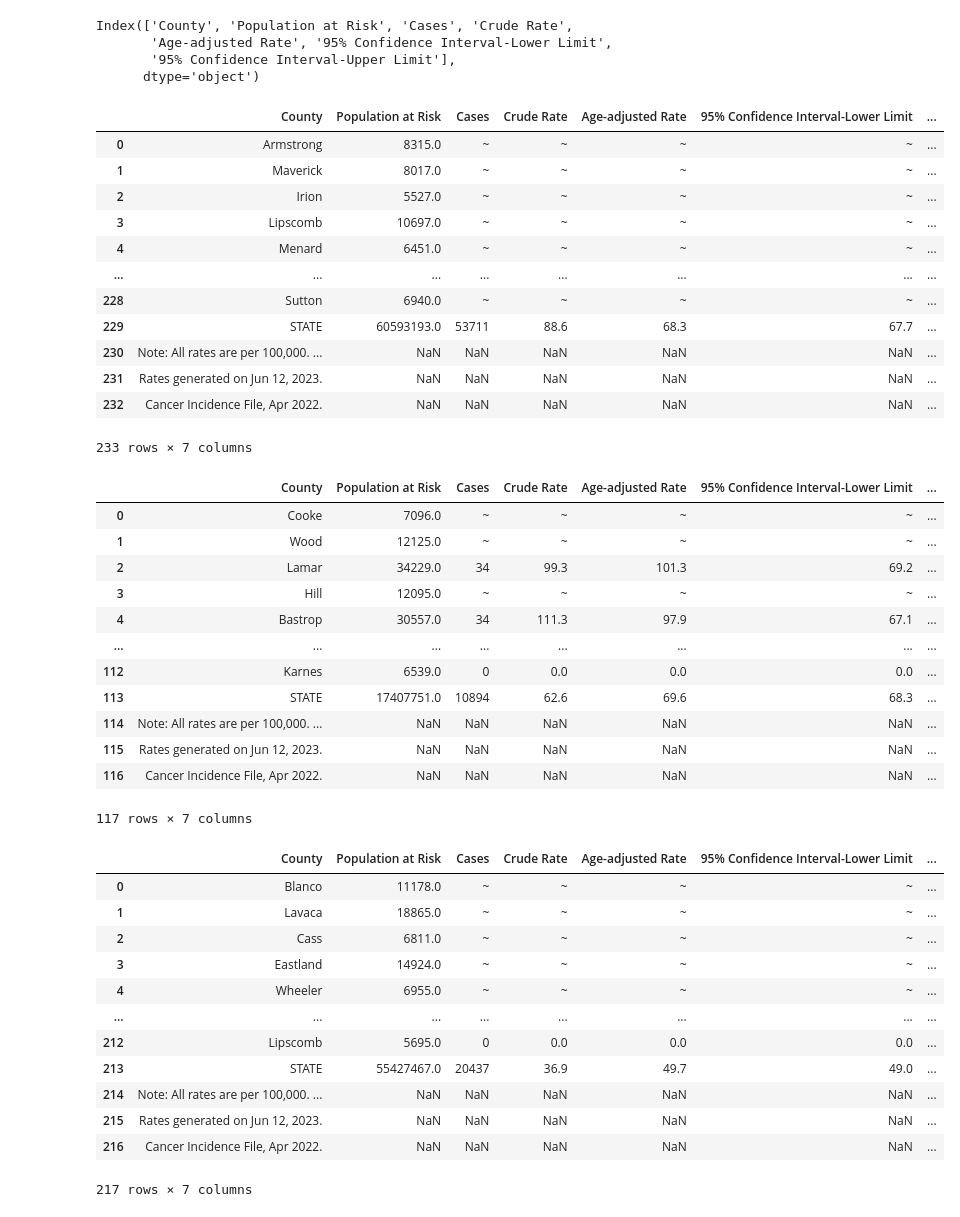
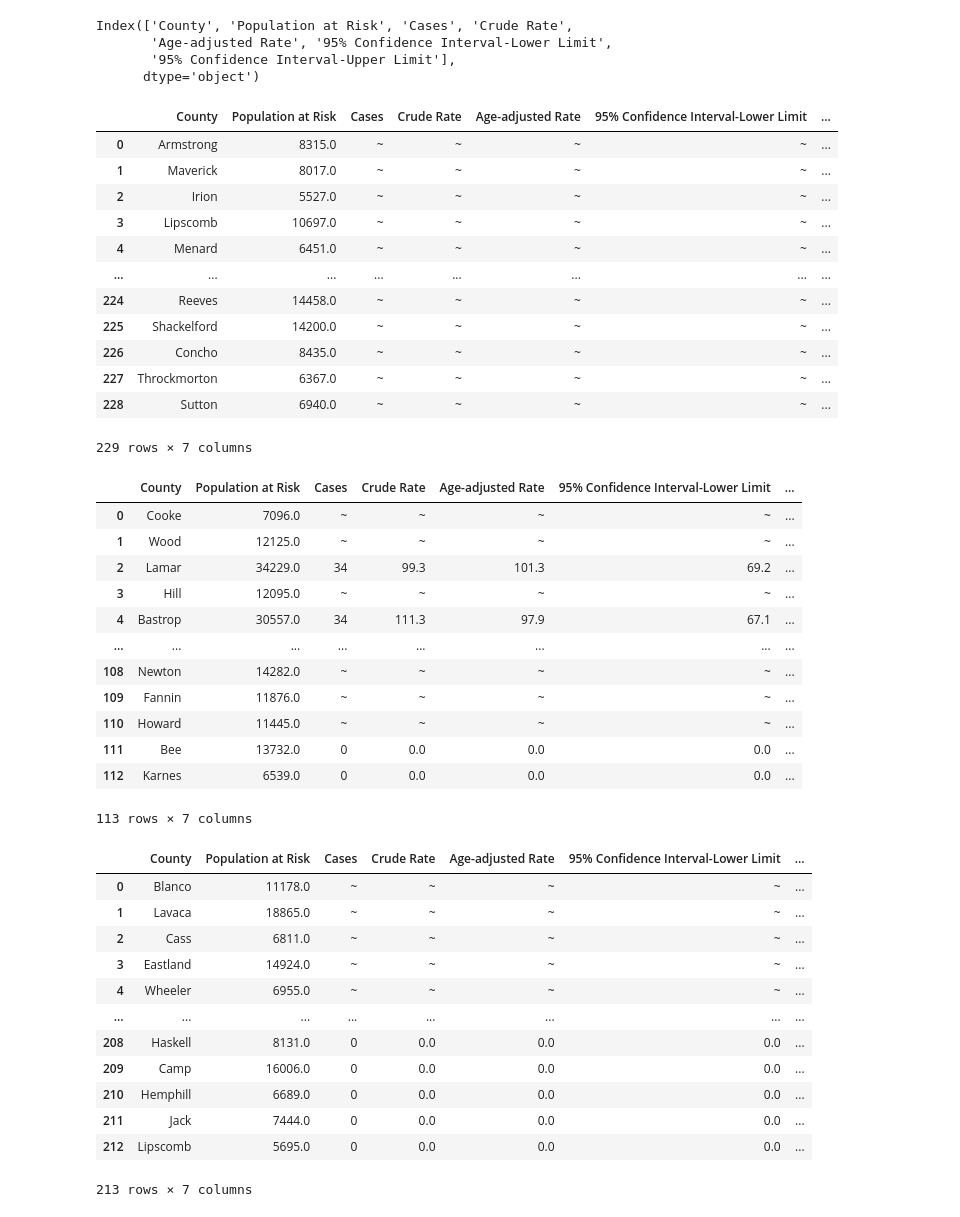
Before and after one commit to emilymees/Project-One, a Jupyter notebook: Shelby/breastcancer.ipynb, the cells around one changed output. Drawn from its saved outputs; the diff is of its cells as text; code cells hidden in the pictures.

```diff
--- a/Shelby/breastcancer.ipynb
+++ b/Shelby/breastcancer.ipynb
@@ -31,29 +38,29 @@ Index(['County', 'Population at Risk', 'Cases', 'Crude Rate',
 # %%
 #Years 2015-2019 * Breast Cancer (Either Sex) * County Level * Non Hispanic Whites
 
 csv_path2 = Path("CSV_Files/incidenceNHW.csv")
 breast_cancer_texas_NHW = pd.read_csv(csv_path2, skiprows=2)
-breast_cancer_texas_NHW
+breast_cancer_texas_NHW.drop([229, 230, 231, 232])
 # %% [output]
 |  | County | Population at Risk | Cases | Crude Rate | Age-adjusted Rate | 95% Confidence Interval-Lower Limit | ... |
 | 0 | Armstrong | 8315.0 | ~ | ~ | ~ | ~ | ... |
 | 1 | Maverick | 8017.0 | ~ | ~ | ~ | ~ | ... |
 | 2 | Irion | 5527.0 | ~ | ~ | ~ | ~ | ... |
 | 3 | Lipscomb | 10697.0 | ~ | ~ | ~ | ~ | ... |
 | 4 | Menard | 6451.0 | ~ | ~ | ~ | ~ | ... |
 | ... | ... | ... | ... | ... | ... | ... | ... |
+| 224 | Reeves | 14458.0 | ~ | ~ | ~ | ~ | ... |
+| 225 | Shackelford | 14200.0 | ~ | ~ | ~ | ~ | ... |
+| 226 | Concho | 8435.0 | ~ | ~ | ~ | ~ | ... |
+| 227 | Throckmorton | 6367.0 | ~ | ~ | ~ | ~ | ... |
 | 228 | Sutton | 6940.0 | ~ | ~ | ~ | ~ | ... |
-| 229 | STATE | 60593193.0 | 53711 | 88.6 | 68.3 | 67.7 | ... |
-| 230 | Note: All rates are per 100,000. ... | NaN | NaN | NaN | NaN | NaN | ... |
-| 231 | Rates generated on Jun 12, 2023. | NaN | NaN | NaN | NaN | NaN | ... |
-| 232 | Cancer Incidence File, Apr 2022. | NaN | NaN | NaN | NaN | NaN | ... |
-233 rows × 7 columns
+229 rows × 7 columns
 # %%
 #Years 2015-2019 * Breast Cancer (Either Sex) * County Level * Non Hispanic Black
 
 csv_path3 = Path("CSV_Files/incidenceNHBlack.csv")
 breast_cancer_texas_NHB = pd.read_csv(csv_path3, skiprows=2)
-breast_cancer_texas_NHB
+breast_cancer_texas_NHB.drop([113, 114, 115, 116])
 # %% [output]
 |  | County | Population at Risk | Cases | Crude Rate | Age-adjusted Rate | 95% Confidence Interval-Lower Limit | ... |
 | 0 | Cooke | 7096.0 | ~ | ~ | ~ | ~ | ... |
@@ -62,18 +69,18 @@ breast_cancer_texas_NHB
 | 3 | Hill | 12095.0 | ~ | ~ | ~ | ~ | ... |
 | 4 | Bastrop | 30557.0 | 34 | 111.3 | 97.9 | 67.1 | ... |
 | ... | ... | ... | ... | ... | ... | ... | ... |
+| 108 | Newton | 14282.0 | ~ | ~ | ~ | ~ | ... |
+| 109 | Fannin | 11876.0 | ~ | ~ | ~ | ~ | ... |
+| 110 | Howard | 11445.0 | ~ | ~ | ~ | ~ | ... |
+| 111 | Bee | 13732.0 | 0 | 0.0 | 0.0 | 0.0 | ... |
 | 112 | Karnes | 6539.0 | 0 | 0.0 | 0.0 | 0.0 | ... |
-| 113 | STATE | 17407751.0 | 10894 | 62.6 | 69.6 | 68.3 | ... |
-| 114 | Note: All rates are per 100,000. ... | NaN | NaN | NaN | NaN | NaN | ... |
-| 115 | Rates generated on Jun 12, 2023. | NaN | NaN | NaN | NaN | NaN | ... |
-| 116 | Cancer Incidence File, Apr 2022. | NaN | NaN | NaN | NaN | NaN | ... |
-117 rows × 7 columns
+113 rows × 7 columns
 # %%
 #Years 2015-2019 * Breast Cancer (Either Sex) * County Level * Hispanic
 
 csv_path4 = Path("CSV_Files/incidenceHisp.csv")
 breast_cancer_texas_hisp = pd.read_csv(csv_path4, skiprows=2)
-breast_cancer_texas_hisp
+breast_cancer_texas_hisp.drop([213,214,215,216])
 # %% [output]
 |  | County | Population at Risk | Cases | Crude Rate | Age-adjusted Rate | 95% Confidence Interval-Lower Limit | ... |
 | 0 | Blanco | 11178.0 | ~ | ~ | ~ | ~ | ... |
@@ -82,12 +89,12 @@ breast_cancer_texas_hisp
 | 3 | Eastland | 14924.0 | ~ | ~ | ~ | ~ | ... |
 | 4 | Wheeler | 6955.0 | ~ | ~ | ~ | ~ | ... |
 | ... | ... | ... | ... | ... | ... | ... | ... |
+| 208 | Haskell | 8131.0 | 0 | 0.0 | 0.0 | 0.0 | ... |
+| 209 | Camp | 16006.0 | 0 | 0.0 | 0.0 | 0.0 | ... |
+| 210 | Hemphill | 6689.0 | 0 | 0.0 | 0.0 | 0.0 | ... |
+| 211 | Jack | 7444.0 | 0 | 0.0 | 0.0 | 0.0 | ... |
 | 212 | Lipscomb | 5695.0 | 0 | 0.0 | 0.0 | 0.0 | ... |
-| 213 | STATE | 55427467.0 | 20437 | 36.9 | 49.7 | 49.0 | ... |
-| 214 | Note: All rates are per 100,000. ... | NaN | NaN | NaN | NaN | NaN | ... |
-| 215 | Rates generated on Jun 12, 2023. | NaN | NaN | NaN | NaN | NaN | ... |
-| 216 | Cancer Incidence File, Apr 2022. | NaN | NaN | NaN | NaN | NaN | ... |
-217 rows × 7 columns
+213 rows × 7 columns
 # %%
 #Years 2015-2019 * Breast Cancer (Either Sex) * County Level * API
 
```
Also changed, not shown: parts of 3 cells of this notebook.
